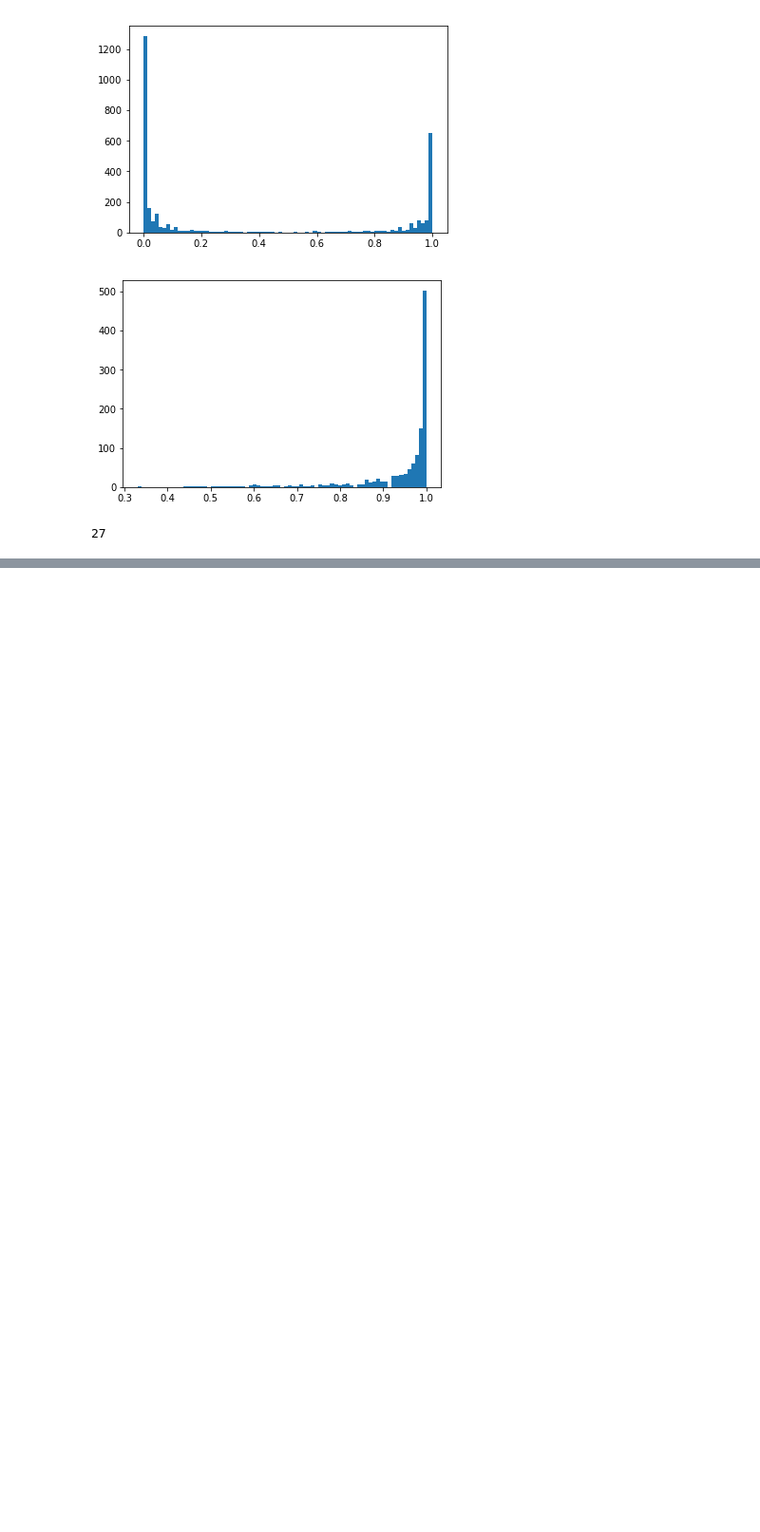
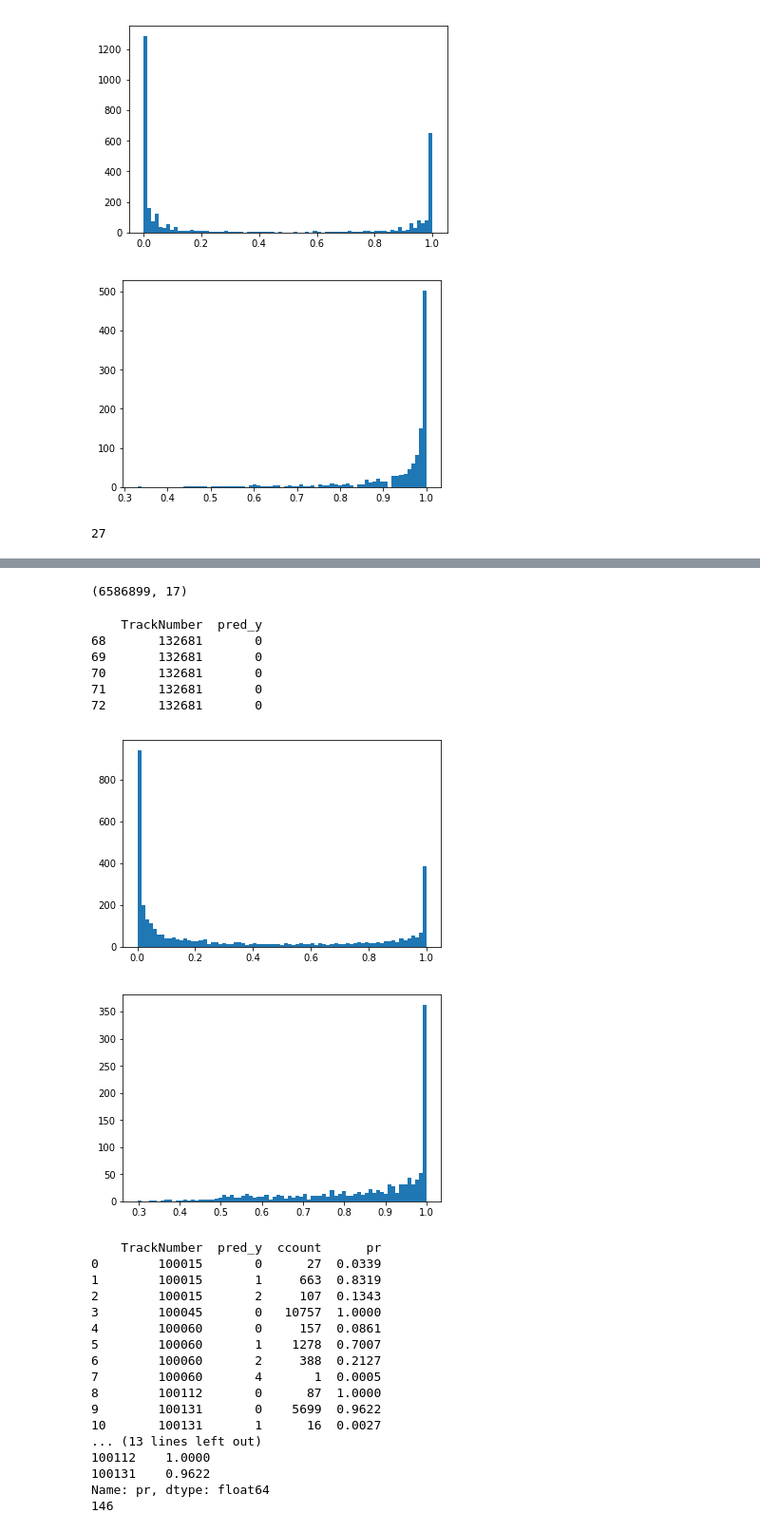
Before and after one commit to SorokinV/TopCoder-2017-08-FishMen2, a Jupyter notebook: Jupyter-NET/Fish-Exp-01-XGB.ipynb, the cells around one changed output, grey strips where cells are left out. Shown at 95% size. Saved outputs shown, nothing was run; the diff lists cells and outputs as text; code cells hidden in the pictures; blank space fills up the shorter version.

```diff
--- a/Jupyter-NET/Fish-Exp-01-XGB.ipynb
+++ b/Jupyter-NET/Fish-Exp-01-XGB.ipynb
@@ -194,10 +194,7 @@ train.head()
 # %%
 import xgboost as xgb
 # %%
-train_x = train.drop('y',axis=1)  #[:1000000]
-train_x = train_x.drop('TrackNumber',axis=1)
-train_x = train_x.drop('Time',axis=1)
-train_x = train_x.drop('Time(seconds)',axis=1)
+train_x = train.drop(['y','TrackNumber','Time','Time(seconds)'],axis=1)  #[:1000000]
 train_y = train.y.values  #[:1000000]
 
 mtrain = xgb.DMatrix(train_x,label=train_y)
@@ -376,0 +389,60 @@ testAll.to_csv('../Data/testingAll.csv',index=False)
+# %%
+test_x = testAll.drop(['TrackNumber','Time','Time(seconds)'],axis=1)  #[:1000000]
+mtest  = xgb.DMatrix(test_x)
+test_x.shape
+# %% [output]
+(6586899, 17)
+# %%
+test_y = xgbmodel.predict(mtest); ##pred_y[-20:],pred_y.max()
+# %%
+# Распределение результата test
+ppred = pd.DataFrame()
+ppred['TrackNumber'] = testAll.TrackNumber
+ppred['pred_y'] = np.array(test_y,dtype=np.uint8)
+print(ppred.tail())
+ppred['count'] = 1.0
+
+g0pred = ppred.groupby(['TrackNumber','pred_y']).count()
+g1pred = ppred.groupby(['TrackNumber']).count();
+g0pred.columns = ['ccount']
+##print(g0pred.head())
+##print(g1pred.head())
+##print(g1pred.columns)
+g1pred.columns = ['pred_y','ccount']
+##print(g0pred.head())
+##print(g1pred.head())
+g0pred['pr'] = np.round(g0pred.ccount/g1pred.ccount,4)
+g2pred = g0pred.reset_index()
+g3pred = g2pred.pr.groupby(g2pred.TrackNumber).max()
+plt.hist(g0pred.pr,bins=75); plt.show()
+plt.hist(g3pred,bins=75); plt.show()
+#g0pred
+print g2pred.head(20)
+print g3pred.head()
+print len(g3pred[g3pred<0.60])
+# %% [output]
+    TrackNumber  pred_y
+68       132681       0
+69       132681       0
+70       132681       0
+71       132681       0
+72       132681       0
+[figure, added]
+[figure, added]
+    TrackNumber  pred_y  ccount      pr
+0        100015       0      27  0.0339
+1        100015       1     663  0.8319
+2        100015       2     107  0.1343
+3        100045       0   10757  1.0000
+4        100060       0     157  0.0861
+5        100060       1    1278  0.7007
+6        100060       2     388  0.2127
+7        100060       4       1  0.0005
+8        100112       0      87  1.0000
+9        100131       0    5699  0.9622
+10       100131       1      16  0.0027
+... (13 lines left out)
+100112    1.0000
+100131    0.9622
+Name: pr, dtype: float64
+146
```
Also changed, not shown: parts of 4 cells of this notebook.
